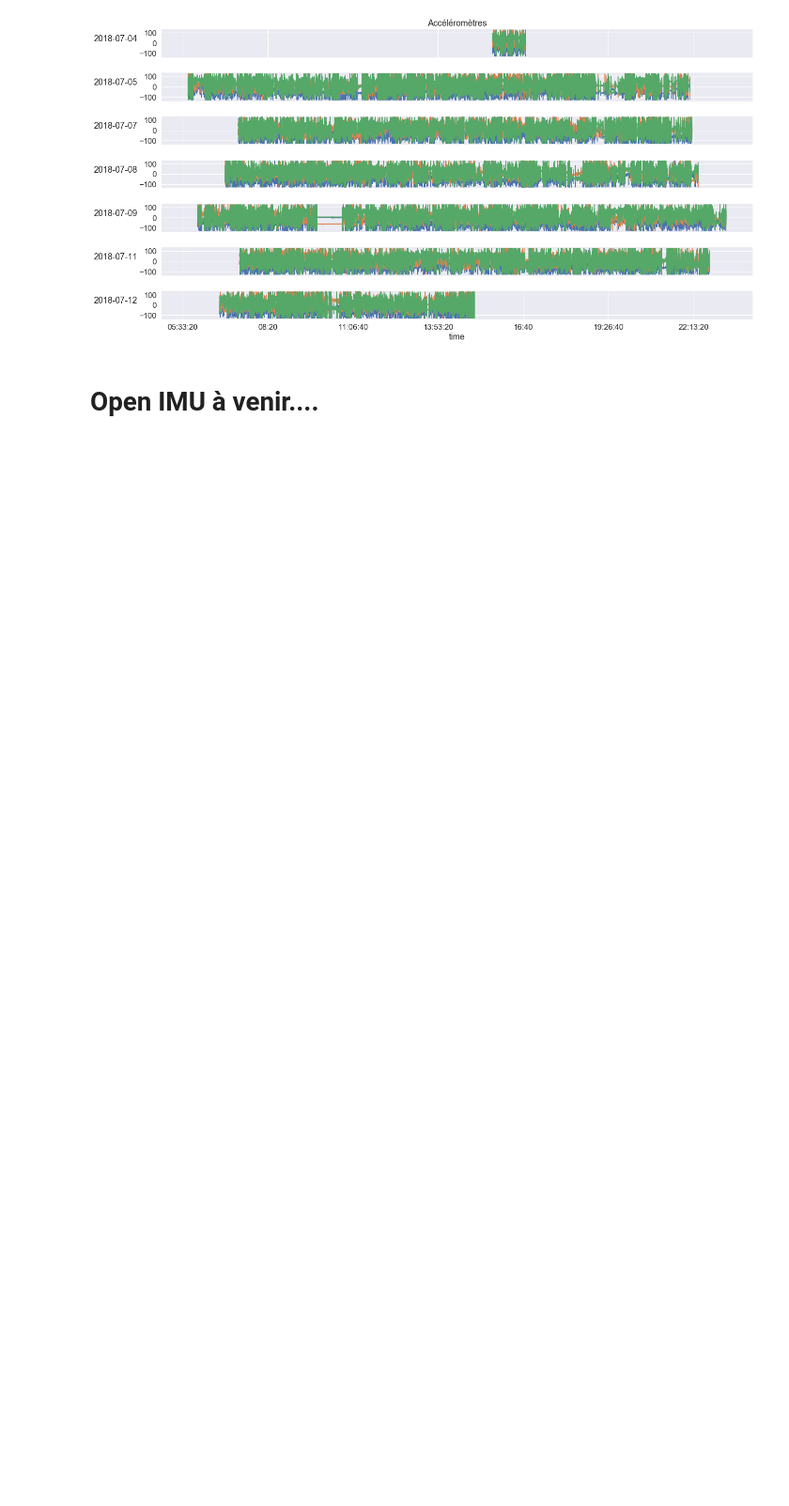
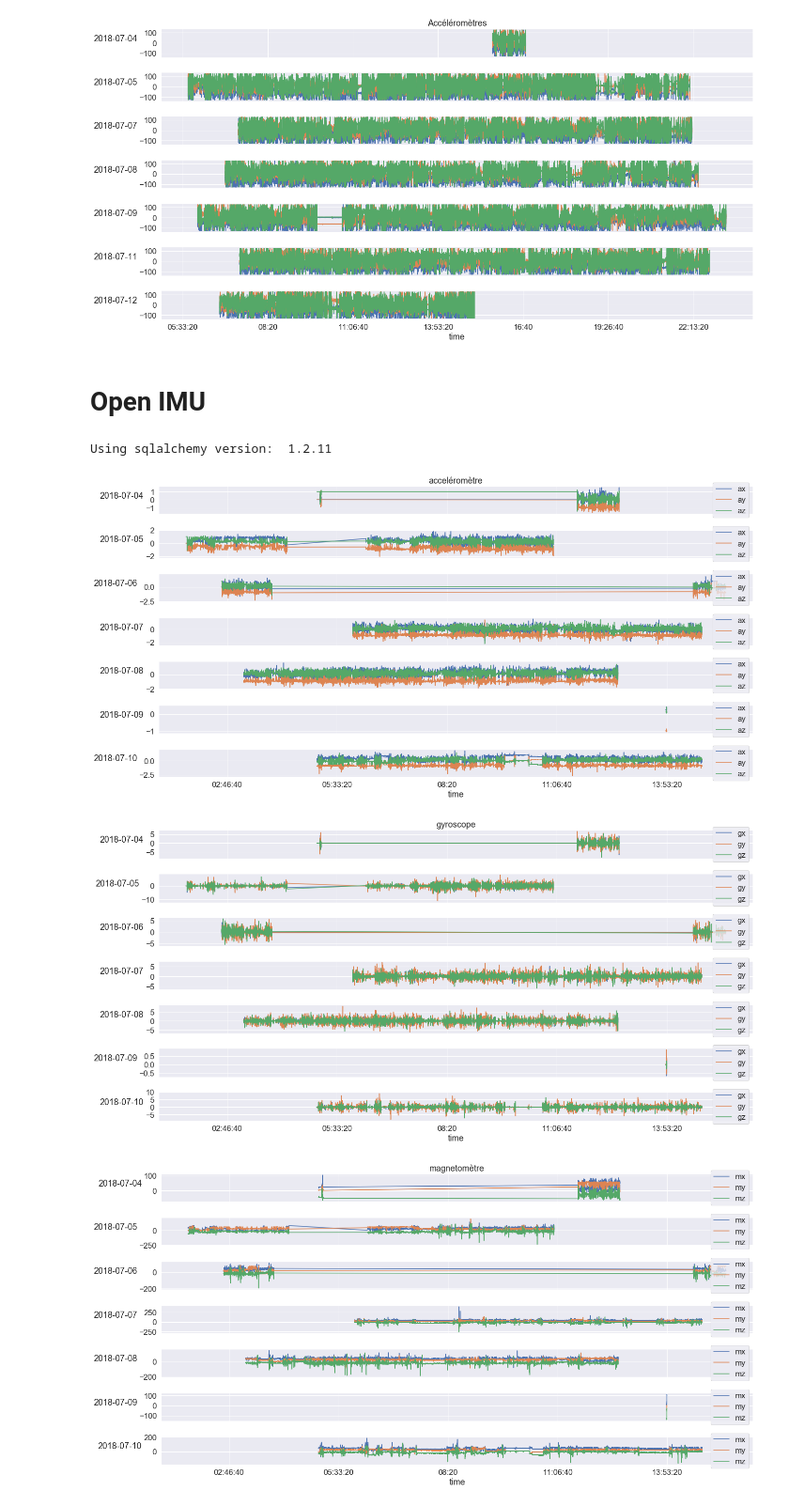
Before and after one commit to alexisfcote/SN-analyses, a Jupyter notebook: Analyses-SN1.ipynb, the cells around one changed output. Shown at 94% size. Saved outputs shown, nothing was run; the diff lists cells and outputs as text; code cells hidden in the pictures; blank space fills up the shorter version.

```diff
--- a/Analyses-SN1.ipynb
+++ b/Analyses-SN1.ipynb
@@ -353,7 +354,77 @@ for sig in list(titles.keys())[:]:
 [figure]
 [figure]
 # %% [markdown]
-# Open IMU à venir....
+# Open IMU
+# %%
+sys.path.append(r"C:\Users\alfoc.ULAVAL\Desktop\OpenIMU\python")
+
+from libopenimu.importers import OpenIMUImporter
+
+from libopenimu.db.DBManager import DBManager
+from libopenimu.models.Participant import Participant
+
+DATAPATH_openimu = path.join(DATAPATH, 'OPENIMU')
+sampling_rate = 50
+sampling_rate_baro = 1
+
+oi = OpenIMUImporter.OpenIMUImporter(DBManager("oi.oi"), Participant())
+
+dfs_imu  = []
+dfs_baro = []
+
+for file in [x for x in os.listdir(DATAPATH_openimu) if '.oimu' in x][:]:
+    with open(path.join(DATAPATH_openimu, file), 'rb') as f:
+        data = oi.readDataFile(f)
+
+    # Fix wrong timestamp
+    for key in list(data.keys()):
+        if key<0:
+            data.pop(key)
+
+    for timestamp, values in data.items():
+        df_imu = pd.DataFrame(data=np.array(values['imu']), columns=['ax', 'ay', 'az', 'gx', 'gy', 'gz', 'mx', 'my', 'mz'], dtype=np.float32)
+        df_imu.index  = pd.datetime.fromtimestamp(timestamp) + timedelta(seconds=1/sampling_rate) * df_imu.index
+        df_baro = pd.DataFrame(data=np.array(values['baro']), columns=['temp', 'pressure'], dtype=np.float32)
+        df_baro.index = pd.datetime.fromtimestamp(timestamp) + timedelta(seconds=1/sampling_rate_baro) * df_baro.index
+
+        dfs_imu.append(df_imu)
+        dfs_baro.append(df_baro)
+
+dfs_imu = pd.concat(dfs_imu).sort_index()
+dfs_baro = pd.concat(dfs_baro).sort_index()
+# %% [output]
+Using sqlalchemy version:  1.2.11
+# %%
+unique_days = np.unique(dfs_imu.index.date)[:7]
+
+new_color = sns.color_palette()
+
+for sig in ['acceléromètre', 'gyroscope', 'magnetomètre']:
+    with sns.color_palette(new_color):
+        new_color.append(new_color.pop())
+        new_color.append(new_color.pop())
+        new_color.append(new_color.pop())
+
+        fig = plt.figure(figsize=(20,10))
+        axs = fig.subplots(nrows=len(unique_days), sharex=True)
+
+        for ax, date in zip(axs, unique_days):
+            d = dfs_imu[dfs_imu.index.date == date].iloc[::50]
+            d = d.loc[:, [x for x in d.columns if sig[0] in x]]
+            d.index = d.index.time
+            d.plot(ax=ax)
+            ax.set_ylabel(date, rotation=0, labelpad=50)
+            ax.set_xlabel('')
+            ax.legend(loc='right')
+
+        axs[0].set_title(sig)
+        ax.set_xlabel('time')
+        fig.tight_layout()
+        plt.show()
+# %% [output]
+[figure, added]
+[figure, added]
+[figure, added]
 # %%
 !jupyter  nbconvert --to=slides --reveal-prefix=https://cdnjs.cloudflare.com/ajax/libs/reveal.js/3.2.0/ "Analyses-SN1.ipynb"
 # %%
```
Also changed, not shown: parts of 7 cells of this notebook, 4 other files.
